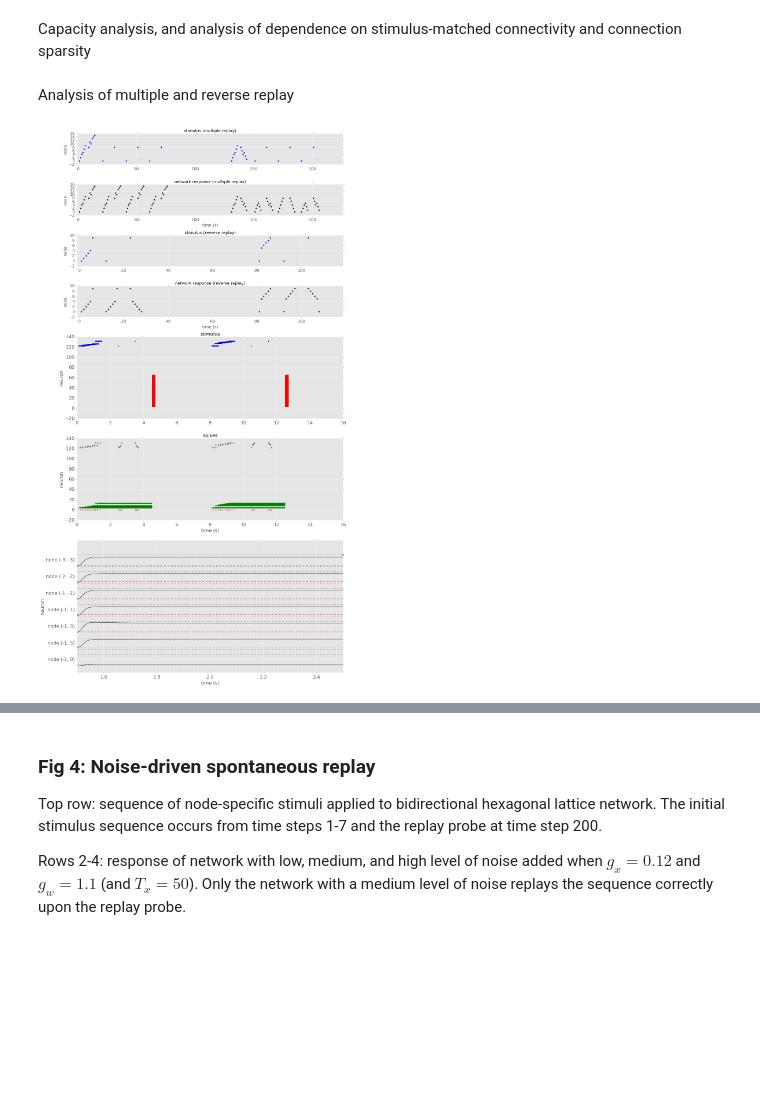
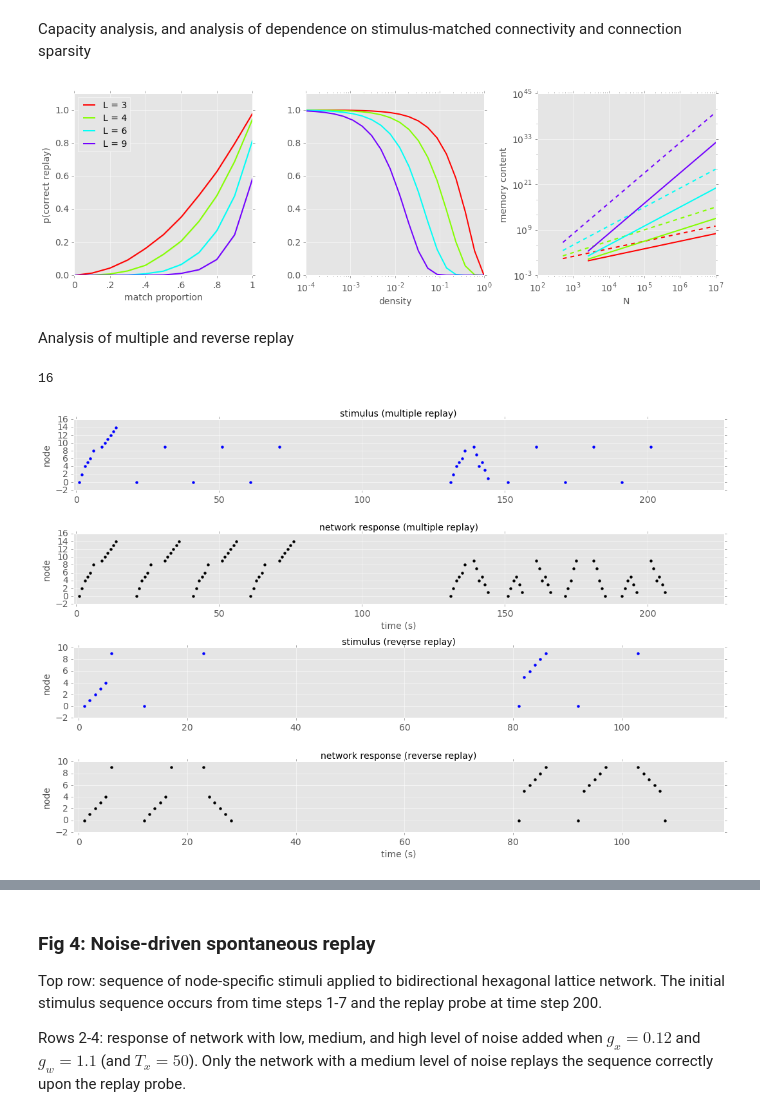
Before and after one commit to rkp8000/nothing_but_reruns, a Jupyter notebook: _paper_draft.ipynb, the cells around one changed output, grey strips where cells are left out. Cells and saved outputs as stored; diff of their text form; code cells hidden in the pictures; blank space fills up the shorter version.

Commit message:
Remake figures.

```diff
--- a/_paper_draft.ipynb
+++ b/_paper_draft.ipynb
@@ -40,51 +72,43 @@ from figures.final_paper import capacity_and_connectivity_analysis
 capacity_and_connectivity_analysis(
     GROUP='basic', QS_MATCH_ANALYSIS=[0.01, 0.005], LS=[3, 4, 6, 9],
     QS_DENSITY=np.logspace(-4, 0, 20), QS_MEMORY_CONTENT=[0.001, 0.01],
-    NS_MEMORY_CONTENT=np.logspace(2, 7, 8))
+    NS_MEMORY_CONTENT=np.logspace(2, 7, 8)).savefig('figure_bases/cap_and_conn.pdf', dpi=300)
+# %% [output]
+[figure, added]
 # %% [markdown]
 Analysis of multiple and reverse replay
+# %%
+len([
+        (-3, -3), (0, 4), (-2, -2), (0, 2), (-1, -1), (-1, 1), (-2, 2), (0, -2), (-2, 4), (1, -3),
+        (2, 4), (2, 2), (3, 1), (3, -1), (2, -2),
+    ])
+# %% [output]
+16
 # %%
 %matplotlib inline
 from figures.final_paper import multiple_and_reverse_replay
 
 multiple_and_reverse_replay(
-    SEED_SIMPLIFIED=0, NETWORK_SIZE=6, V_TH=1.5, G_W=1, G_X=1, T_X=40, RP=2,
+    SEED=0, NETWORK_SIZE=6, V_TH=1.5, G_W=1, G_X=1, T_X=40, RP=2,
     # multiple replay simplified demo
     SEQ_REF=[(-3, -3), (-2, -2), (-1, -1), (-1, 1), (-2, 2), (-2, 4)],
     SEQ_NONOVERLAP=[(1, -3), (2, -2), (3, -1), (3, 1), (2, 2), (2, 4)],
     SEQ_OVERLAP=[(1, -3), (0, -2), (-1, -1), (-1, 1), (0, 2), (0, 4)],
     TRIGGER_START=20, TRIGGER_END=80,
     TRIGGER_INTERVAL=10,
     NODE_ORDER_MULTIPLE=[
-        (-3, -3), (0, 4), (-2, -2), (0, 2), (-1, -1),
-        (-1, 1), (0, -2), (-2, 2), (1, -3), (-2, 4),
-        (3, -1), (2, -2), (1, -1), (3, 1), (2, 2), (2, 4)
+        (-3, -3), (0, 4), (-2, -2), (0, 2), (-1, -1), (-1, 1), (-2, 2), (0, -2), (-2, 4), (1, -3),
+        (2, -2), (3, -1), (3, 1), (2, 2), (2, 4)
     ],
     # reverse replay simplified demo
     SEQ_REVS=[
         [(-3, -3), (-2, -2), (-1, -1), (-1, 1), (-1, 3), (-1, 5)],
         [(-3, -3), (-3, -1), (-3, 1), (-3, 3), (-2, 4), (-1, 5)],
     ],
-    NODE_ORDER_REVERSE=[(-3, -3), (-2, -2), (-1, -1), (-1, 1), (-1, 3), (-3, -1), (-3, 1), (-3, 3), (-2, 4), (-1, 5)],
-    # lif network
-    SEED_LIF=0, NETWORK_SIZE_LIF=5, DT=0.0001, OFFSET=8,
-    W_PP=0.42, W_PM=0.03, W_PI=1, W_MP=2000, W_MM=.16, W_IP=50,
-    TAU_P=0.02, TAU_M=0.02, TAU_I=0.01,
-    V_REST_P=-0.075, V_REST_M=-0.065, V_REST_I=-0.065,
-    V_TH_P=-0.045, V_TH_M=-0.045, V_TH_I=-0.045,
-    V_RESET_P=-0.075, V_RESET_M=-0.065, V_RESET_I=-0.065,
-    RP_P=0.1, RP_M=0.002, RP_I=0.002,
-    TAUS_SYN={'ampa': 0.002, 'nmda': 0.08, 'gaba': 0.005},
-    V_REVS_SYN={'ampa': 0, 'nmda': 0, 'gaba': -0.08},
-    SEQ_START=0.1, SEQ_DUR=0.4, SEQ_STAGGER=0.2, SEQ_AMP=20, SEQ_FREQ=1000,
-    REPLAY_START_FOR=2.5, REPLAY_START_REV=3.5, REPLAY_DUR=0.001, REPLAY_AMP=5, REPLAY_FREQ=10000,
-    RESET_START=4.5, RESET_DUR=0.2, RESET_AMP=50, RESET_FREQ=1000,
-    BKGD_GABAS=[
-        {'start': 0, 'end': 1.5, 'amp': 1, 'freq': 10000,},
-        {'start': 1.5, 'end': 4, 'amp': .001, 'freq': 10000,},
-    ]);
+    NODE_ORDER_REVERSE=[(-3, -3), (-2, -2), (-1, -1), (-1, 1), (-1, 3), (-3, -1), (-3, 1), (-3, 3), (-2, 4), (-1, 5)]
+    ).savefig('figure_bases/multiple_and_reverse.pdf', dpi=300);
 # %% [output]
-[figure, old version]
+[figure, new version]
 # %%
 import numpy as np
 from figures.final_paper import record_extension_by_spontaneous_replay
```
Also changed, not shown: parts of 7 cells of this notebook, 1 other file.
